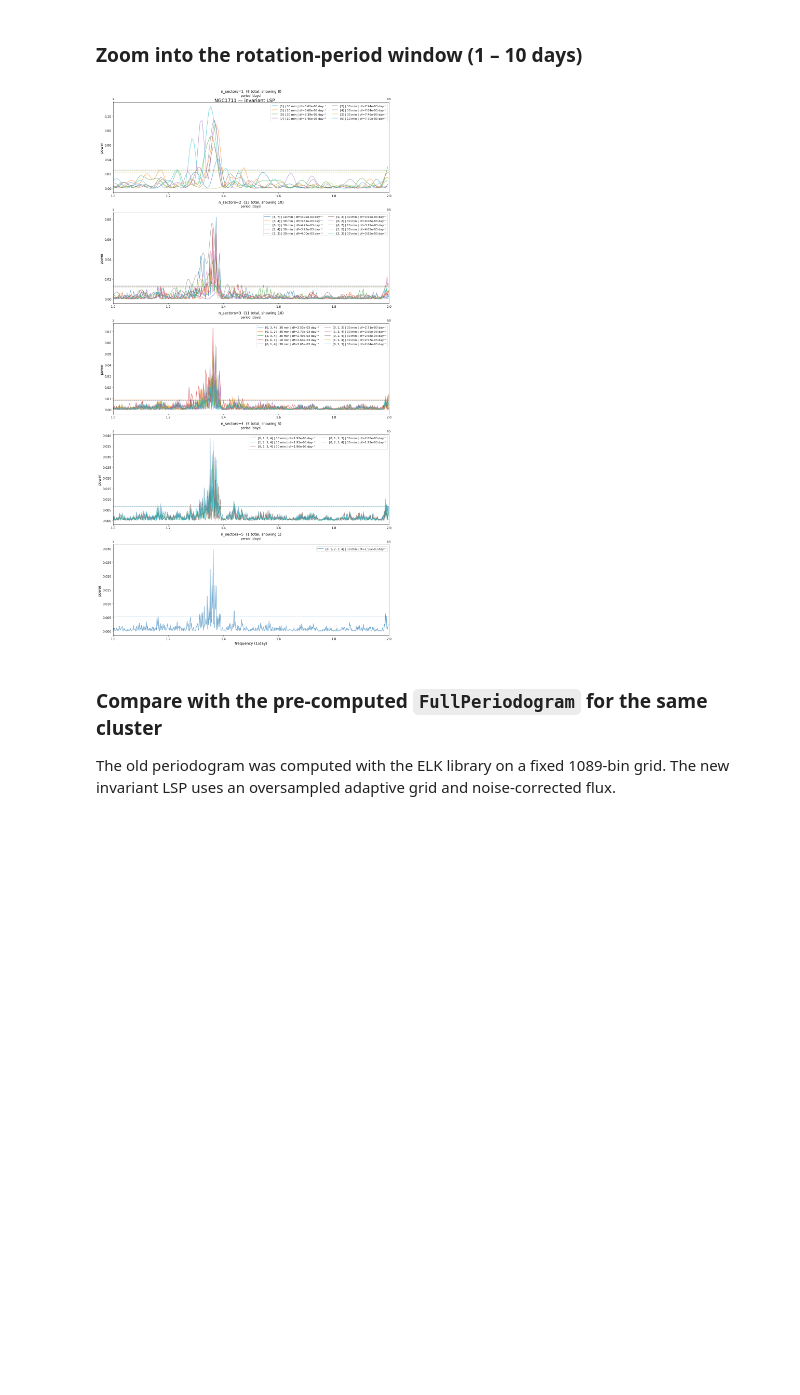
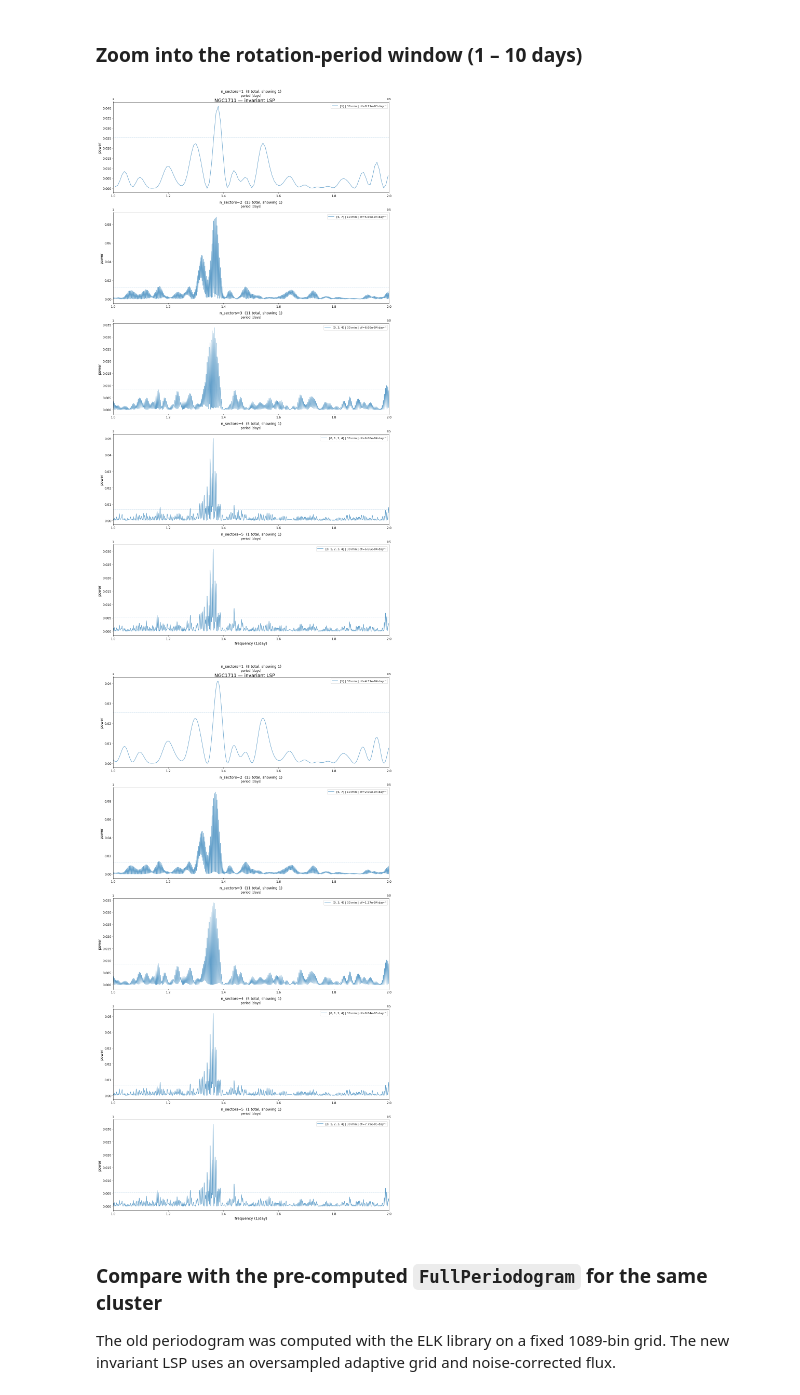
Before and after one commit to CharlieWillard1/TESS_Cluster_Age_ML, a Jupyter notebook: Data_Visualization_CGW/Visualize_LSP.ipynb, the cells around one changed output. Saved outputs shown, nothing was run; the diff lists cells and outputs as text; code cells hidden in the pictures; blank space fills up the shorter version.

```diff
--- a/Data_Visualization_CGW/Visualize_LSP.ipynb
+++ b/Data_Visualization_CGW/Visualize_LSP.ipynb
@@ -190,12 +334,22 @@ plot_cluster_lsp(
 plot_cluster_lsp(
     subset,
     name=test_name,
-    max_num_pgs=10,
+    max_num_pgs=1,
     yscale='linear',
     x_lim=(1, 2),   # 1–10 day period window in frequency space
 )
 # %% [output]
-[figure, old version]
+[figure, new version]
+# %%
+plot_cluster_lsp(
+    subset,
+    name=test_name,
+    max_num_pgs=1,
+    yscale='linear',
+    x_lim=(1, 2),   # 1–10 day period window in frequency space
+)
+# %% [output]
+[figure, added]
 # %% [markdown]
 ### Compare with the pre-computed `FullPeriodogram` for the same cluster
 
```
Also changed, not shown: parts of 19 cells of this notebook, 16 other files.
